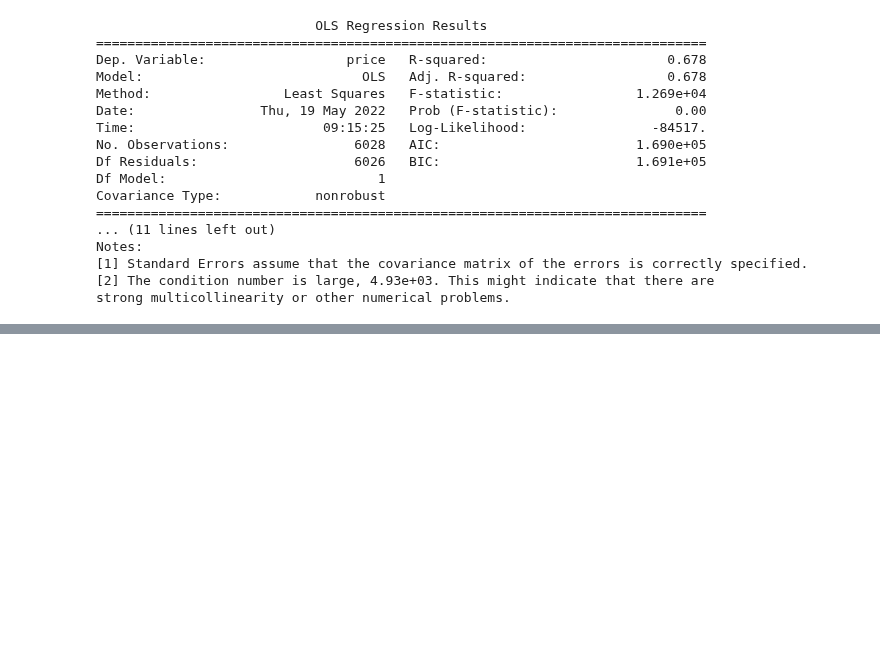
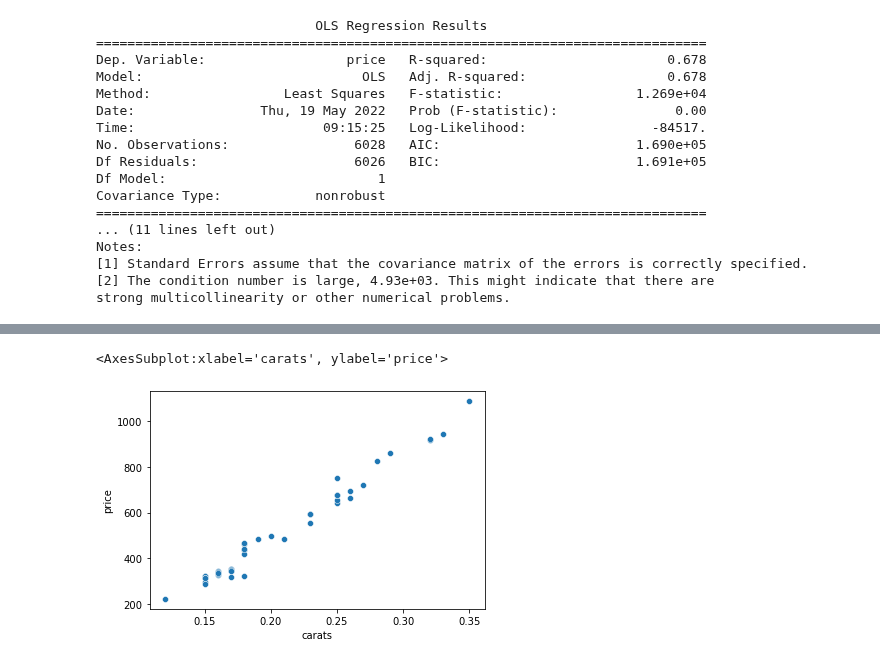
Before and after one commit to vpontello/DataScience_Nanodegree, a Jupyter notebook: 00_Extracurricular/02_Practical_Statistics/practical_statistics.ipynb, the cells around one changed output, grey strips where cells are left out. Drawn from its saved outputs; the diff is of its cells as text; code cells hidden in the pictures; blank space fills up the shorter version.

Commit message:
linear regression: diamond price

```diff
--- a/00_Extracurricular/02_Practical_Statistics/practical_statistics.ipynb
+++ b/00_Extracurricular/02_Practical_Statistics/practical_statistics.ipynb
@@ -2320,0 +2329,4 @@ strong multicollinearity or other numerical problems.
+# %%
+df = pd.read_csv('data/carats.csv', header= None)
+df.columns = ['carats', 'price']
+df.head()
@@ -2320,0 +2340,5 @@ strong multicollinearity or other numerical problems.
+# %%
+df['b0'] = 1
+linear_regression = sm.OLS(df['price'], df[['b0', 'carats']])
+results = linear_regression.fit()
+print(results.summary())
@@ -2320,0 +2363,5 @@ strong multicollinearity or other numerical problems.
+# %%
+sns.scatterplot(x='carats', y='price', data=df)
+# %% [output]
+<AxesSubplot:xlabel='carats', ylabel='price'>
+[figure, added]
```
Also changed, not shown: parts of 5 cells of this notebook, 2 other files.
